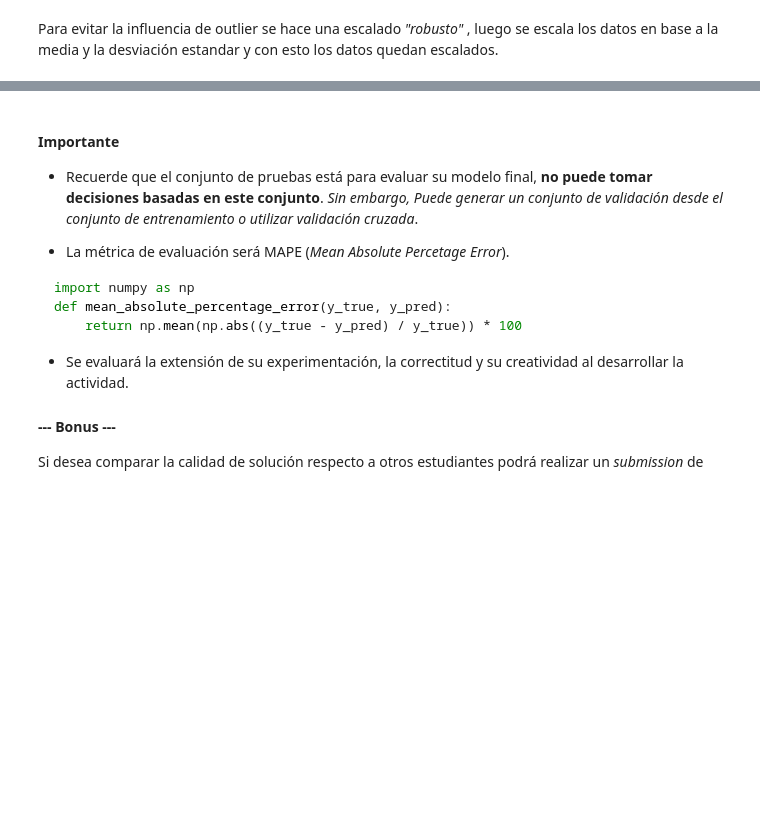
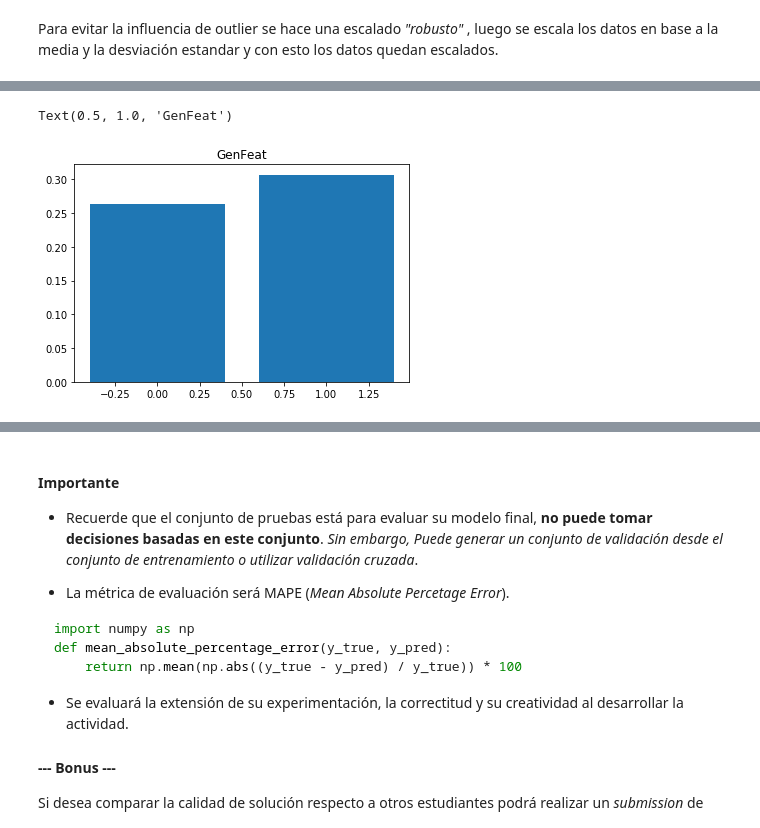
Before and after one commit to Sebaatd/MachineLearning-T1, a Jupyter notebook: Enunciado.ipynb, the cells around one changed output, grey strips where cells are left out. Drawn from its saved outputs; the diff is of its cells as text; code cells hidden in the pictures; blank space fills up the shorter version.

```diff
--- a/Enunciado.ipynb
+++ b/Enunciado.ipynb
@@ -1028,0 +1138,13 @@ new_faceGist_train = scale(faceGist_train)
+# %%
+f1score_genFeat_train = r2_score(Y_train, pred_genFeat_train)
+f1score_genFeat_test = r2_score(Y_test, pred_genFeat_test)
+f1score_ffcoefs_train = r2_score(Y_train, pred_ffcoefs_train)
+f1score_ffcoefs_test = r2_score(Y_test, pred_ffcoefs_test)
+f1score_faceGist_train = r2_score(Y_train, pred_faceGist_train)
+f1score_faceGist_test = r2_score(Y_test, pred_faceGist_test)
+# %%
+plt.bar(height = [f1score_genFeat_train, f1score_genFeat_test], x = list(range(2)))
+plt.title('GenFeat')
+# %% [output]
+Text(0.5, 1.0, 'GenFeat')
+[figure, added]
```
Also changed, not shown: parts of 27 cells of this notebook, 3 other files.
